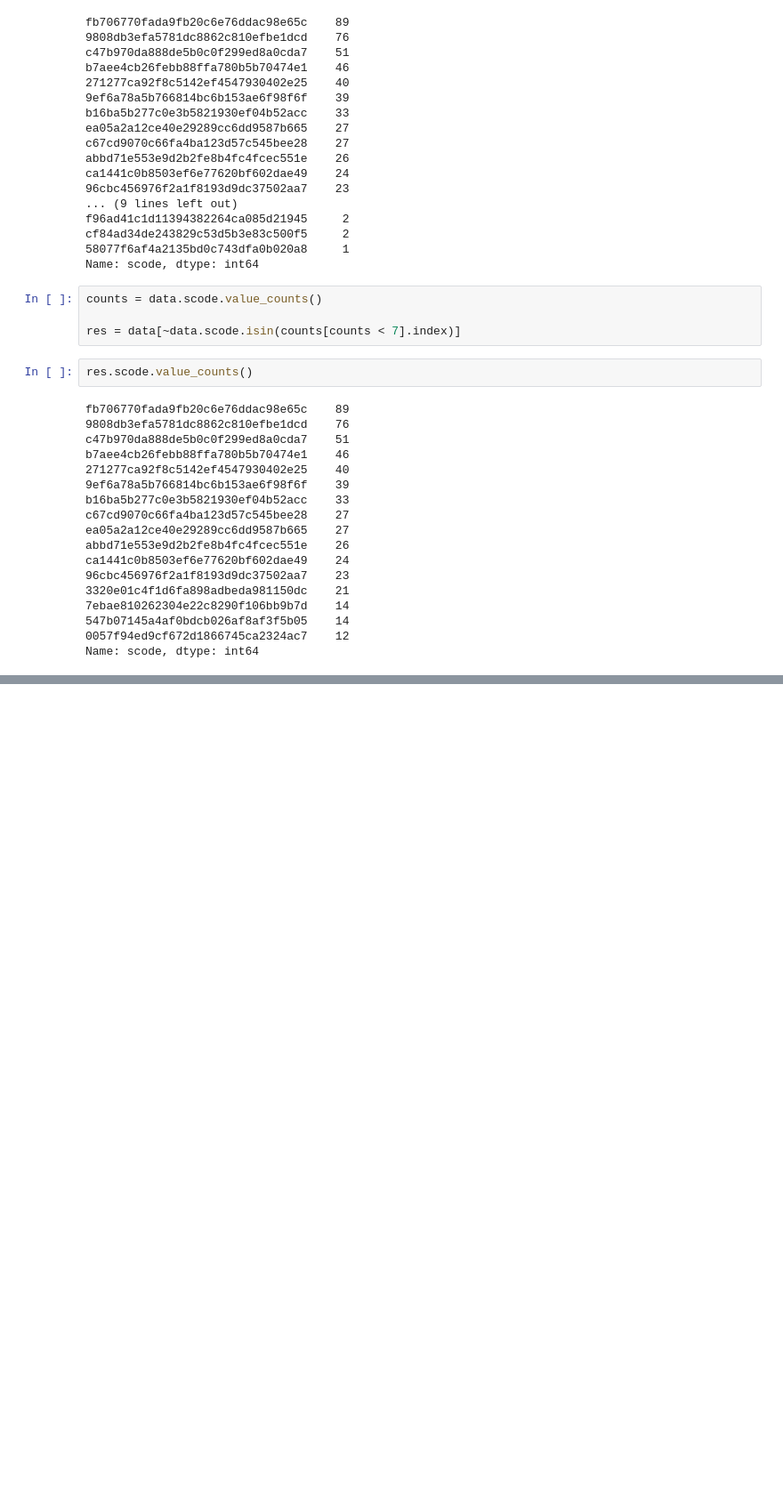
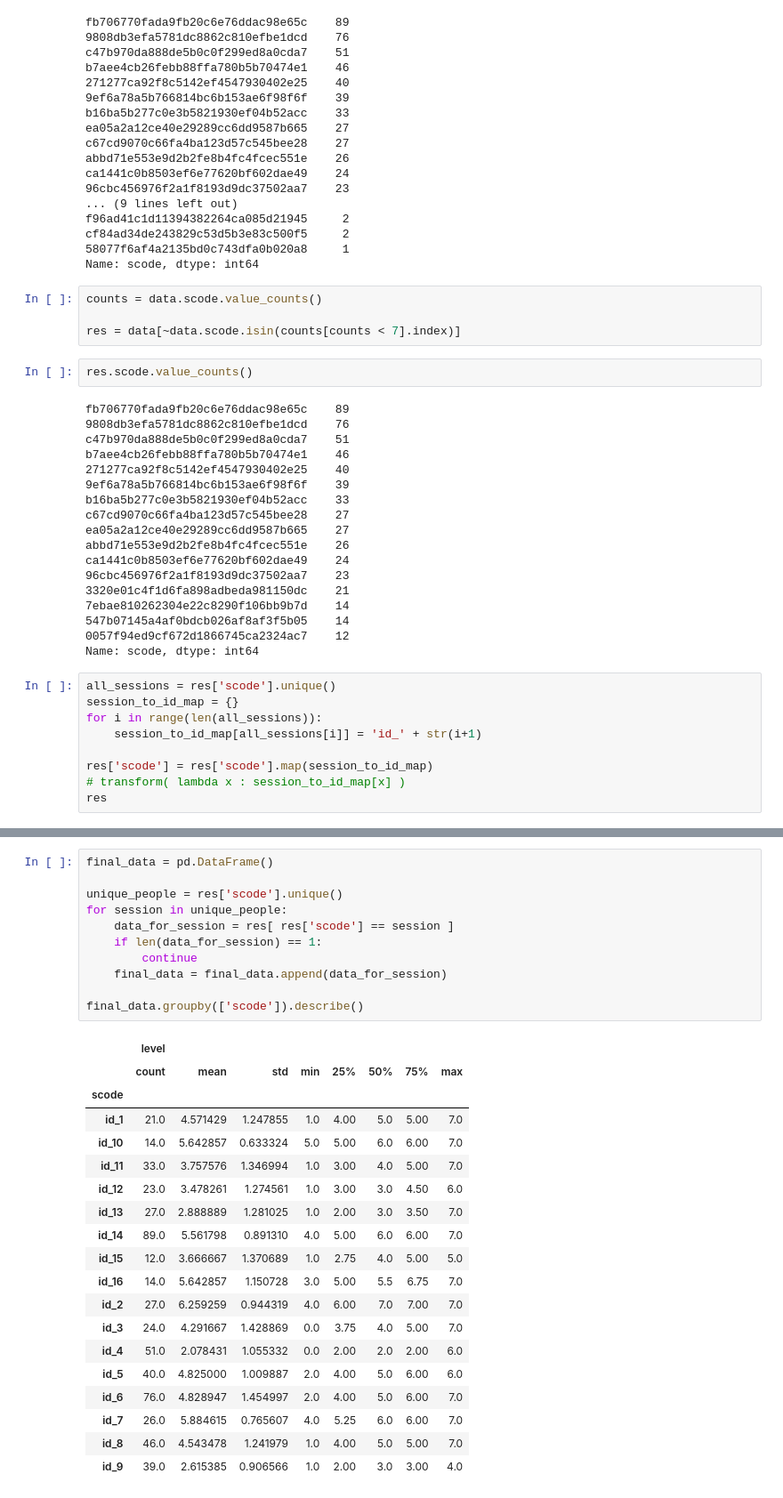
Before and after one commit to GuptaTanay/Battery-Level-Prediction, a Jupyter notebook: Battery_Level_Prediction.ipynb, the cells around one changed output, grey strips where cells are left out. Shown at 89% size. Cells and saved outputs as stored; diff of their text form; blank space fills up the shorter version.

```diff
--- a/Battery_Level_Prediction.ipynb
+++ b/Battery_Level_Prediction.ipynb
@@ -81,3 +81,12 @@ ca1441c0b8503ef6e77620bf602dae49    24
 547b07145a4af0bdcb026af8af3f5b05    14
 0057f94ed9cf672d1866745ca2324ac7    12
 Name: scode, dtype: int64
+# %%
+all_sessions = res['scode'].unique()
+session_to_id_map = {}
+for i in range(len(all_sessions)):
+    session_to_id_map[all_sessions[i]] = 'id_' + str(i+1)
+
+res['scode'] = res['scode'].map(session_to_id_map)
+# transform( lambda x : session_to_id_map[x] )
+res
@@ -83,0 +125,31 @@ Name: scode, dtype: int64
+# %%
+final_data = pd.DataFrame()
+
+unique_people = res['scode'].unique()
+for session in unique_people:
+    data_for_session = res[ res['scode'] == session ]
+    if len(data_for_session) == 1:
+        continue
+    final_data = final_data.append(data_for_session)
+
+final_data.groupby(['scode']).describe()
+# %% [output]
+|  | level |  |  |  |  |  |  |  |
+|  | count | mean | std | min | 25% | 50% | 75% | max |
+| scode |  |  |  |  |  |  |  |  |
+| id_1 | 21.0 | 4.571429 | 1.247855 | 1.0 | 4.00 | 5.0 | 5.00 | 7.0 |
+| id_10 | 14.0 | 5.642857 | 0.633324 | 5.0 | 5.00 | 6.0 | 6.00 | 7.0 |
+| id_11 | 33.0 | 3.757576 | 1.346994 | 1.0 | 3.00 | 4.0 | 5.00 | 7.0 |
+| id_12 | 23.0 | 3.478261 | 1.274561 | 1.0 | 3.00 | 3.0 | 4.50 | 6.0 |
+| id_13 | 27.0 | 2.888889 | 1.281025 | 1.0 | 2.00 | 3.0 | 3.50 | 7.0 |
+| id_14 | 89.0 | 5.561798 | 0.891310 | 4.0 | 5.00 | 6.0 | 6.00 | 7.0 |
+| id_15 | 12.0 | 3.666667 | 1.370689 | 1.0 | 2.75 | 4.0 | 5.00 | 5.0 |
+| id_16 | 14.0 | 5.642857 | 1.150728 | 3.0 | 5.00 | 5.5 | 6.75 | 7.0 |
+| id_2 | 27.0 | 6.259259 | 0.944319 | 4.0 | 6.00 | 7.0 | 7.00 | 7.0 |
+| id_3 | 24.0 | 4.291667 | 1.428869 | 0.0 | 3.75 | 4.0 | 5.00 | 7.0 |
+| id_4 | 51.0 | 2.078431 | 1.055332 | 0.0 | 2.00 | 2.0 | 2.00 | 6.0 |
+| id_5 | 40.0 | 4.825000 | 1.009887 | 2.0 | 4.00 | 5.0 | 6.00 | 6.0 |
+| id_6 | 76.0 | 4.828947 | 1.454997 | 2.0 | 4.00 | 5.0 | 6.00 | 7.0 |
+| id_7 | 26.0 | 5.884615 | 0.765607 | 4.0 | 5.25 | 6.0 | 6.00 | 7.0 |
+| id_8 | 46.0 | 4.543478 | 1.241979 | 1.0 | 4.00 | 5.0 | 5.00 | 7.0 |
+| id_9 | 39.0 | 2.615385 | 0.906566 | 1.0 | 2.00 | 3.0 | 3.00 | 4.0 |
```
Also changed, not shown: parts of 7 cells of this notebook.
